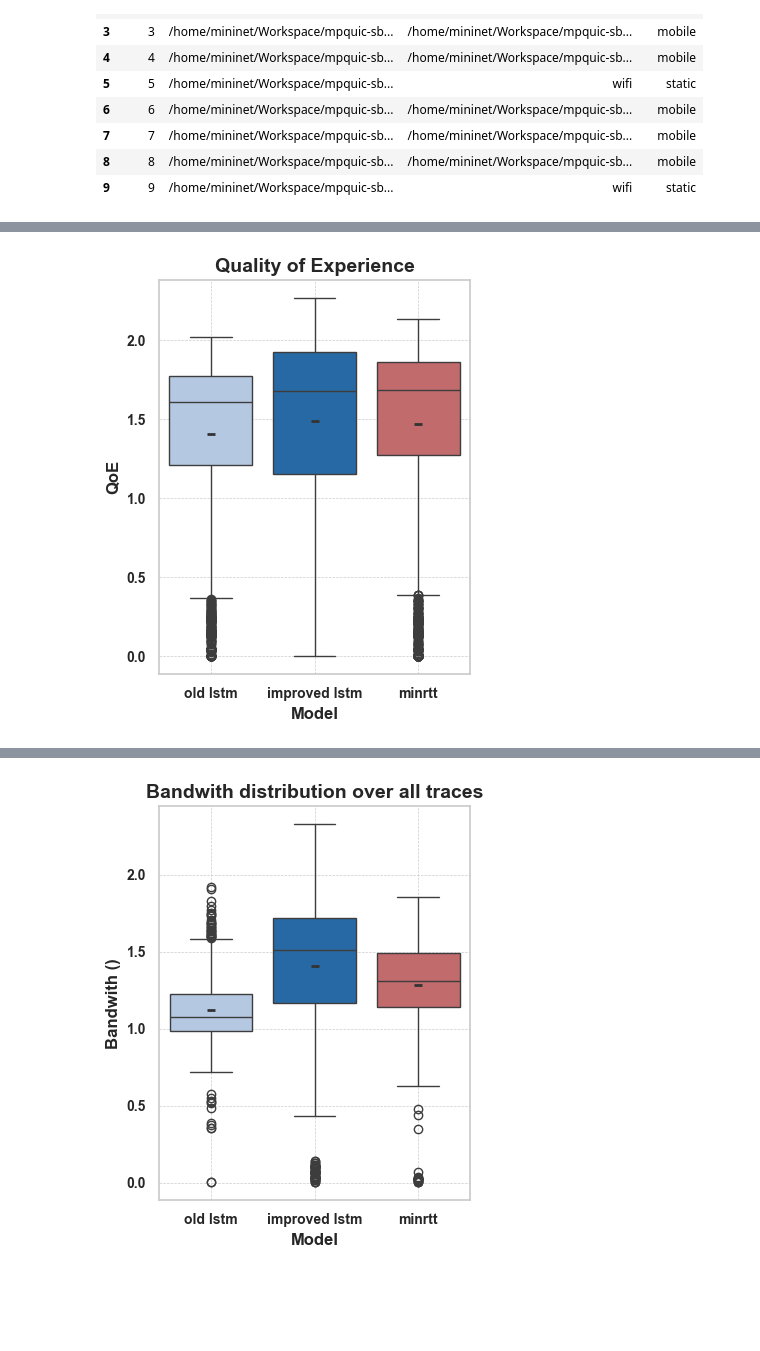
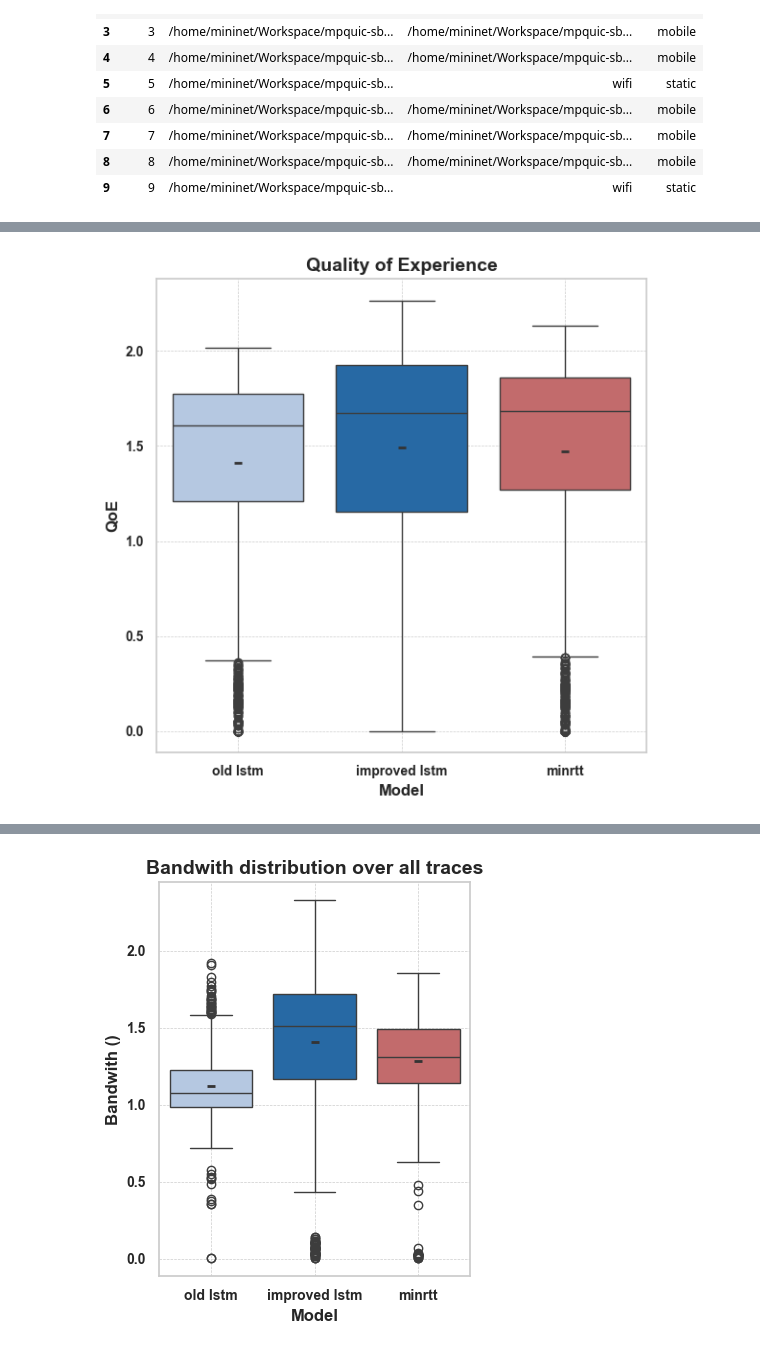
Before and after one commit to mees707/Thesis, a Jupyter notebook: code/mpquic-rl/mpquic-rl/analysis.ipynb, the cells around one changed output, grey strips where cells are left out. Cells and saved outputs as stored; diff of their text form; code cells hidden in the pictures; blank space fills up the shorter version.

```diff
--- a/code/mpquic-rl/mpquic-rl/analysis.ipynb
+++ b/code/mpquic-rl/mpquic-rl/analysis.ipynb
@@ -112,4 +112,5 @@ df_runs = df_runs.merge(traces, on='trace')
 trace_qoe = df_runs.groupby(['trace', 'model']).agg({'qoe':'last'}).reset_index().rename(columns={'qoe':'trace_qoe'}, errors="raise")
 df_runs = df_runs.merge(trace_qoe, on=['trace', 'model'])
 df_runs = df_runs[df_runs['trace']!= 0 ]
-df_runs
+df_runs['bitrate'] = df_runs['bitrate'] / 1_000_000
+df_runs['bandwidth'] = df_runs['bandwidth'] / 1_000_000
@@ -178 +164,38 @@ df_runs
 8152 rows × 16 columns
+# %%
+import seaborn as sns
+import matplotlib.pyplot as plt
+
+final_df = df_runs
+final_df = final_df[final_df['model'] == 'minrtt']
+# Set the theme
+sns.set_theme(style="whitegrid")
+
+# Adjust the figure size for a 2-column paper
+plt.figure(figsize=(4, 5))  # Width, Height in inches for one column
+
+# Create a custom color palette
+colors = ["#aec7e8", "#126ab9", "#d05d5e"]  # Cool colors
+
+# Create the boxplot with the custom palette
+sns.boxplot(data=final_df, x='mobility', y='qoe', palette=colors, orient='v')
+sns.pointplot(data=final_df, x='mobility', y='qoe', estimator='mean', ci=None, marker="_", markersize=10, color='#343434', scale=1, join=False)
+
+# Set title and adjust font sizes
+plt.title('Quality of Experience', fontsize=14, weight='bold')
+plt.xlabel('Model', fontsize=12, weight='bold')
+plt.ylabel('QoE', fontsize=12, weight='bold')
+
+# Adjust tick parameters for readability
+plt.xticks(fontsize=10, weight='bold')
+plt.yticks(fontsize=10, weight='bold')
+
+# Add grid lines for better readability
+plt.grid(True, which='both', linestyle='--', linewidth=0.5)
+
+
+# Adjust the layout to fit into a single column
+plt.tight_layout()
+
+# Show the plot
+plt.show()
@@ -186,35 +242,35 @@ final_df = df_runs
 sns.set_theme(style="whitegrid")
 
 # Adjust the figure size for a 2-column paper
-plt.figure(figsize=(4, 5))  # Width, Height in inches for one column
+plt.figure(figsize=(6, 6))  # Width, Height in inches for one column
 
 # Create a custom color palette
 colors = ["#aec7e8", "#126ab9", "#d05d5e"]  # Cool colors
 
 # Create the boxplot with the custom palette
 sns.boxplot(data=final_df, x='model', y='qoe', palette=colors, orient='v')
 sns.pointplot(data=final_df, x='model', y='qoe', estimator='mean', ci=None, marker="_", markersize=10, color='#343434', scale=1, join=False)
 
 # Set title and adjust font sizes
 plt.title('Quality of Experience', fontsize=14, weight='bold')
 plt.xlabel('Model', fontsize=12, weight='bold')
 plt.ylabel('QoE', fontsize=12, weight='bold')
 
 # Adjust tick parameters for readability
 plt.xticks(fontsize=10, weight='bold')
 plt.yticks(fontsize=10, weight='bold')
 
 # Add grid lines for better readability
 plt.grid(True, which='both', linestyle='--', linewidth=0.5)
 
 
 # Adjust the layout to fit into a single column
 plt.tight_layout()
 
 # Show the plot
 plt.show()
 # %% [output]
-[figure, old version]
+[figure, new version]
 # %%
 final_df = df_runs[df_runs['mobility']== 'static' ]
 
```
Also changed, not shown: parts of 12 cells of this notebook, 13 other files.
